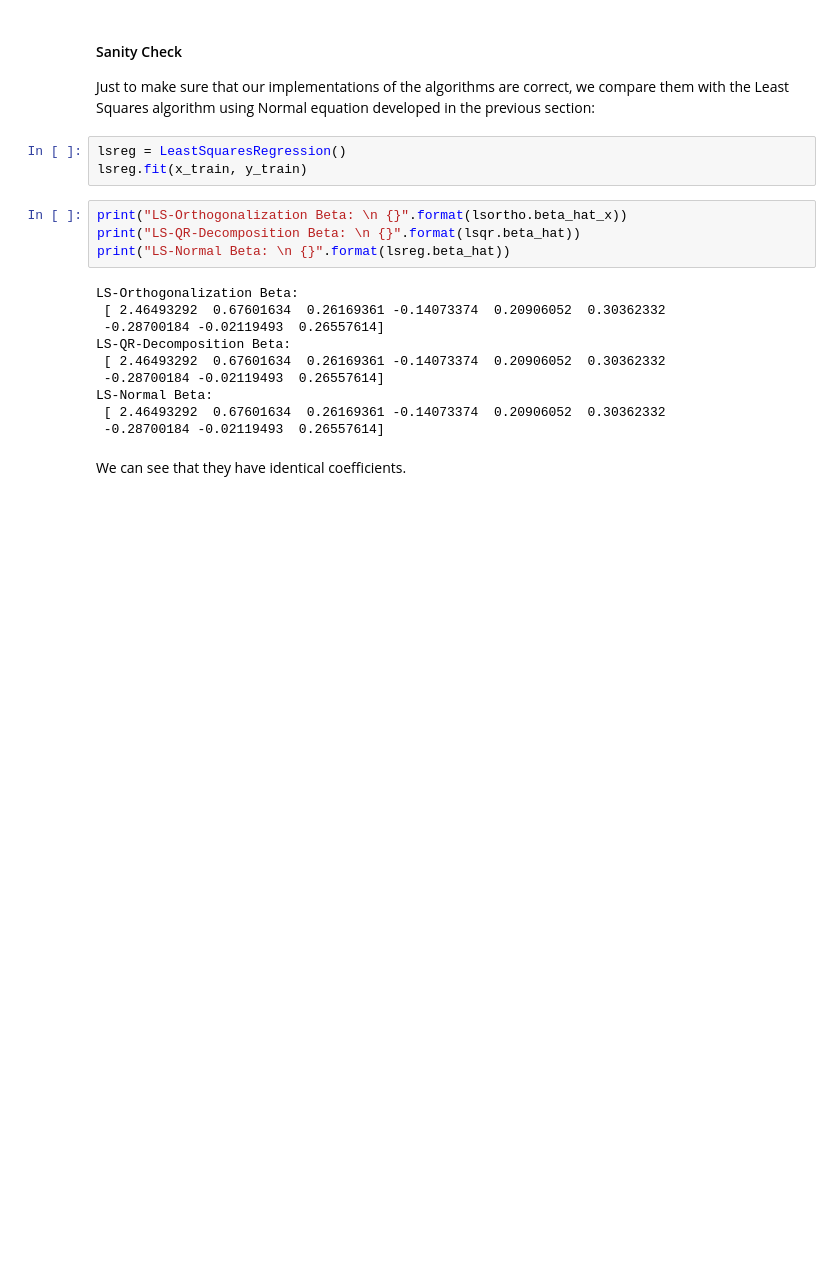
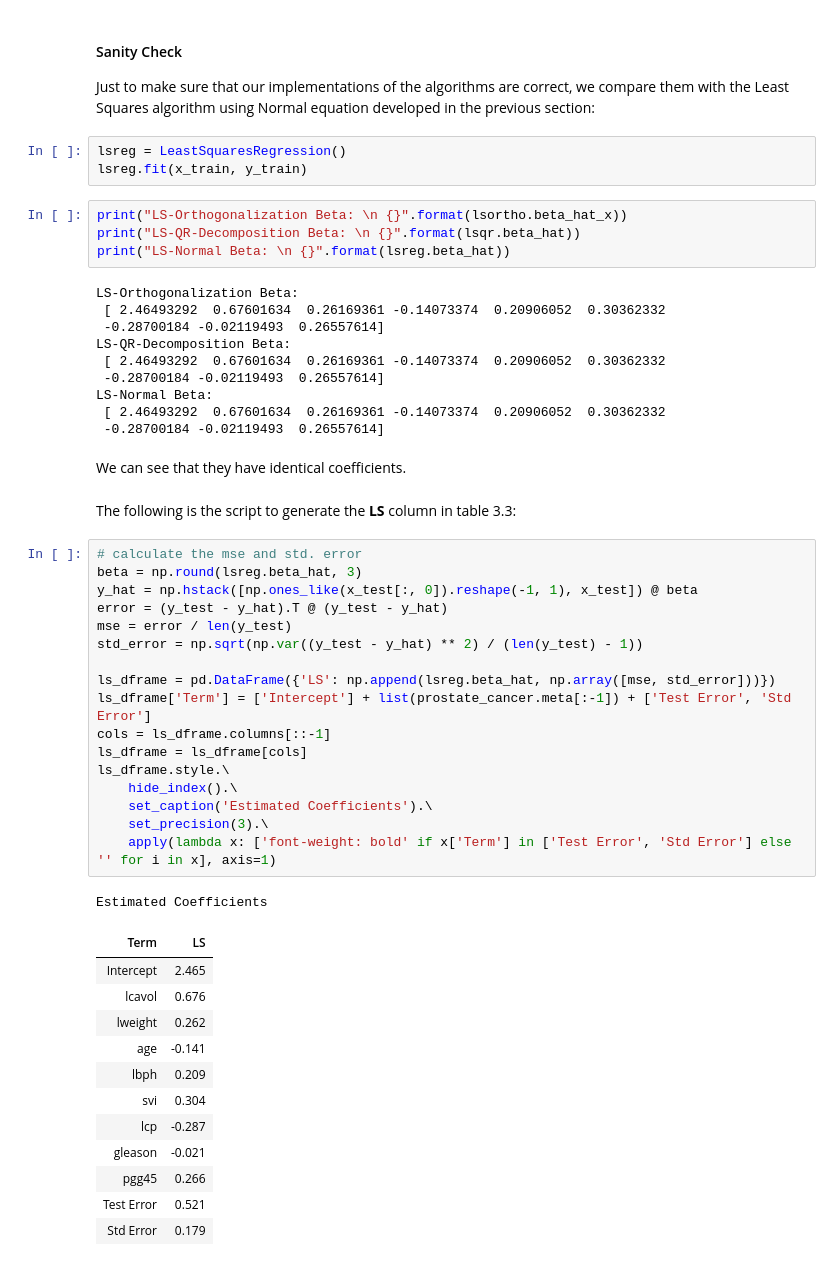
Before and after one commit to abkoesdw/The-Elements-of-Statistical-Learning-Python-Codes, a Jupyter notebook: Notebooks/Chapter 03 - Linear Methods for Regression/3.2.3 Multiple Regression from Simple Univariate Regression.ipynb, the cells around one changed output. Drawn from its saved outputs; the diff is of its cells as text; blank space fills up the shorter version.

```diff
--- a/Notebooks/Chapter 03 - Linear Methods for Regression/3.2.3 Multiple Regression from Simple Univariate Regression.ipynb
+++ b/Notebooks/Chapter 03 - Linear Methods for Regression/3.2.3 Multiple Regression from Simple Univariate Regression.ipynb
@@ -295,3 +296,36 @@ LS-Normal Beta:
  -0.28700184 -0.02119493  0.26557614]
 # %% [markdown]
 We can see that they have identical coefficients.
+# %% [markdown]
+The following is the script to generate the **LS** column in table 3.3:
+# %%
+# calculate the mse and std. error
+beta = np.round(lsreg.beta_hat, 3)
+y_hat = np.hstack([np.ones_like(x_test[:, 0]).reshape(-1, 1), x_test]) @ beta
+error = (y_test - y_hat).T @ (y_test - y_hat)
+mse = error / len(y_test)
+std_error = np.sqrt(np.var((y_test - y_hat) ** 2) / (len(y_test) - 1))
+
+ls_dframe = pd.DataFrame({'LS': np.append(lsreg.beta_hat, np.array([mse, std_error]))})
+ls_dframe['Term'] = ['Intercept'] + list(prostate_cancer.meta[:-1]) + ['Test Error', 'Std Error']
+cols = ls_dframe.columns[::-1]
+ls_dframe = ls_dframe[cols]
+ls_dframe.style.\
+    hide_index().\
+    set_caption('Estimated Coefficients').\
+    set_precision(3).\
+    apply(lambda x: ['font-weight: bold' if x['Term'] in ['Test Error', 'Std Error'] else '' for i in x], axis=1)
+# %% [output]
+Estimated Coefficients
+| Term | LS |
+| Intercept | 2.465 |
+| lcavol | 0.676 |
+| lweight | 0.262 |
+| age | -0.141 |
+| lbph | 0.209 |
+| svi | 0.304 |
+| lcp | -0.287 |
+| gleason | -0.021 |
+| pgg45 | 0.266 |
+| Test Error | 0.521 |
+| Std Error | 0.179 |
```
Also changed, not shown: parts of 1 cell of this notebook, 4 other files.
